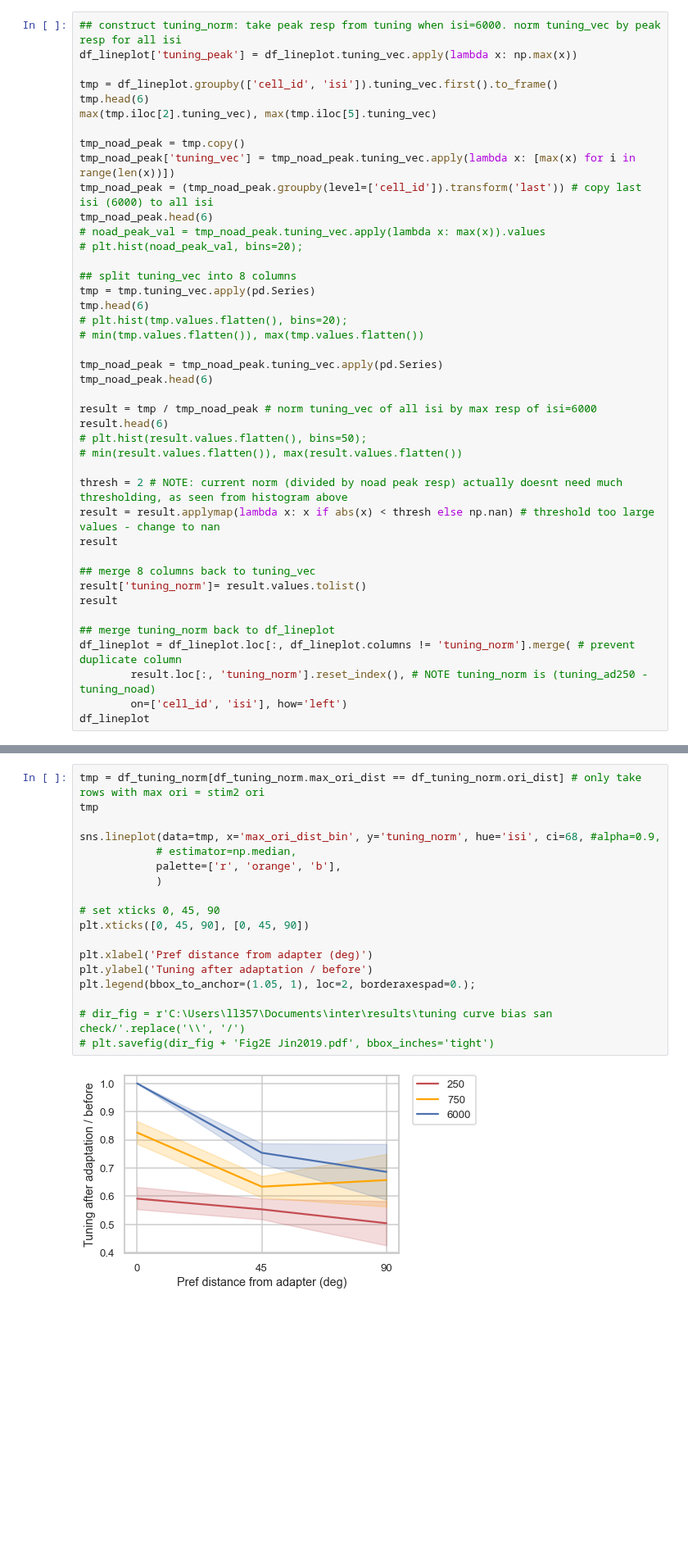
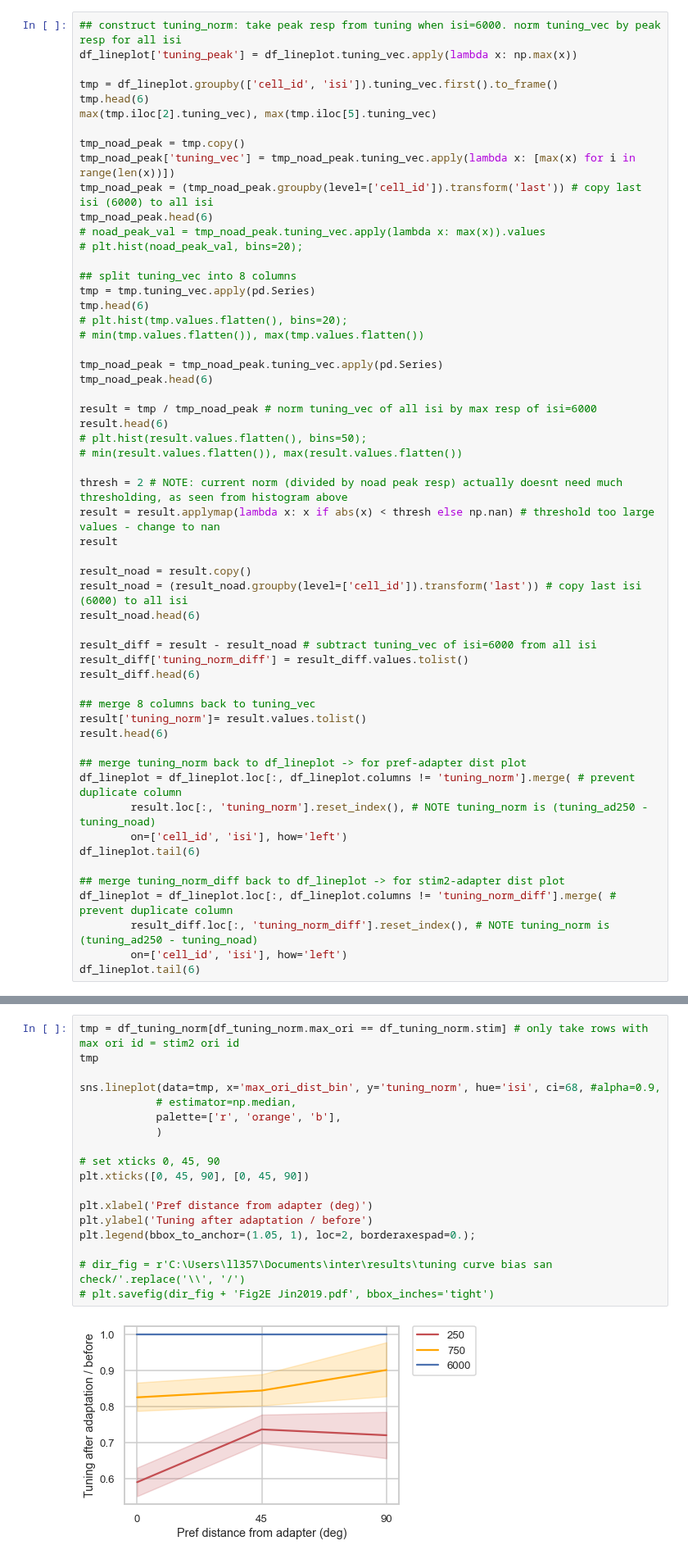
Before and after one commit to lanluo9/inter, a Jupyter notebook: scripts/ipynb/tuning_bias_multisess.ipynb, the cells around one changed output, grey strips where cells are left out. Shown at 82% size. Cells and saved outputs as stored; diff of their text form; blank space fills up the shorter version.

Commit message:
debugged pref-adapter distance plot. trying norm-then-diff for stim2-adapter

```diff
--- a/scripts/ipynb/tuning_bias_multisess.ipynb
+++ b/scripts/ipynb/tuning_bias_multisess.ipynb
@@ -687,14 +687,28 @@ thresh = 2 # NOTE: current norm (divided by noad peak resp) actually doesnt need
 result = result.applymap(lambda x: x if abs(x) < thresh else np.nan) # threshold too large values - change to nan
 result
 
+result_noad = result.copy()
+result_noad = (result_noad.groupby(level=['cell_id']).transform('last')) # copy last isi (6000) to all isi
+result_noad.head(6)
+
+result_diff = result - result_noad # subtract tuning_vec of isi=6000 from all isi
+result_diff['tuning_norm_diff'] = result_diff.values.tolist()
+result_diff.head(6)
+
 ## merge 8 columns back to tuning_vec
 result['tuning_norm']= result.values.tolist()
-result
+result.head(6)
 
-## merge tuning_norm back to df_lineplot
+## merge tuning_norm back to df_lineplot -> for pref-adapter dist plot
 df_lineplot = df_lineplot.loc[:, df_lineplot.columns != 'tuning_norm'].merge( # prevent duplicate column
         result.loc[:, 'tuning_norm'].reset_index(), # NOTE tuning_norm is (tuning_ad250 - tuning_noad)
         on=['cell_id', 'isi'], how='left')
-df_lineplot
+df_lineplot.tail(6)
+
+## merge tuning_norm_diff back to df_lineplot -> for stim2-adapter dist plot
+df_lineplot = df_lineplot.loc[:, df_lineplot.columns != 'tuning_norm_diff'].merge( # prevent duplicate column
+        result_diff.loc[:, 'tuning_norm_diff'].reset_index(), # NOTE tuning_norm is (tuning_ad250 - tuning_noad)
+        on=['cell_id', 'isi'], how='left')
+df_lineplot.tail(6)
 # %% [output]
 |  | dfof | cell_id | area | filter_cell_vis | resp_id | isi | stim2_id | ori_mod | max_ori | ... |
@@ -803,20 +796,20 @@ df_tuning_norm
 # %%
-tmp = df_tuning_norm[df_tuning_norm.max_ori_dist == df_tuning_norm.ori_dist] # only take rows with max ori = stim2 ori
+tmp = df_tuning_norm[df_tuning_norm.max_ori == df_tuning_norm.stim] # only take rows with max ori id = stim2 ori id
 tmp
 
 sns.lineplot(data=tmp, x='max_ori_dist_bin', y='tuning_norm', hue='isi', ci=68, #alpha=0.9,
             # estimator=np.median,
             palette=['r', 'orange', 'b'],
             )
 
 # set xticks 0, 45, 90
 plt.xticks([0, 45, 90], [0, 45, 90])
 
 plt.xlabel('Pref distance from adapter (deg)')
 plt.ylabel('Tuning after adaptation / before')
 plt.legend(bbox_to_anchor=(1.05, 1), loc=2, borderaxespad=0.);
 
 # dir_fig = r'C:\Users\ll357\Documents\inter\results\tuning curve bias san check/'.replace('\\', '/')
 # plt.savefig(dir_fig + 'Fig2E Jin2019.pdf', bbox_inches='tight')
 # %% [output]
-[figure, old version]
+[figure, new version]
```
Also changed, not shown: parts of 8 cells of this notebook, 1 other file.
